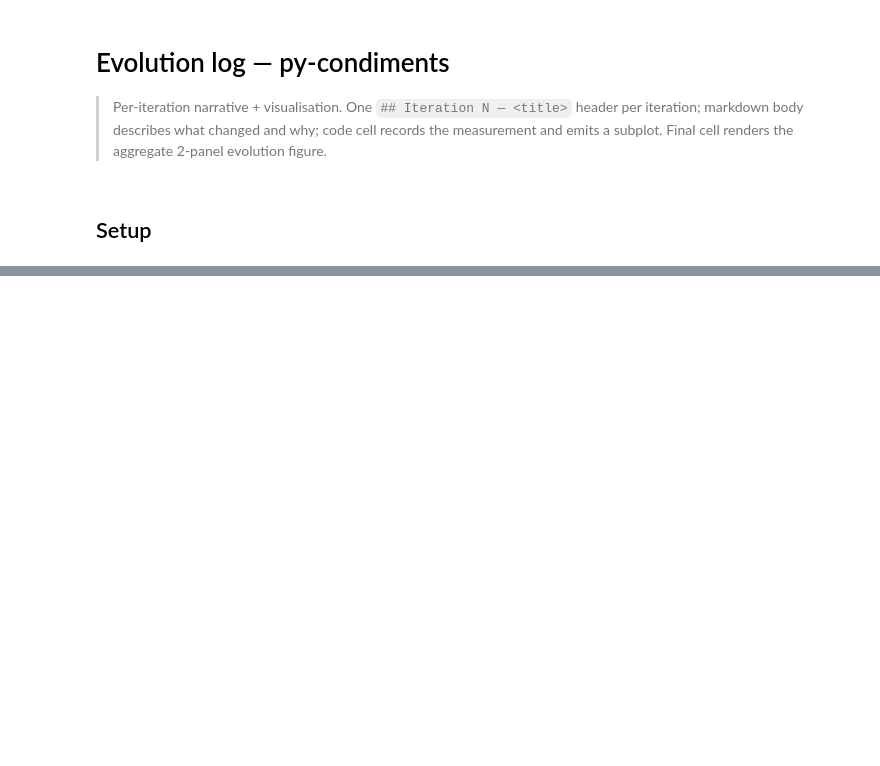
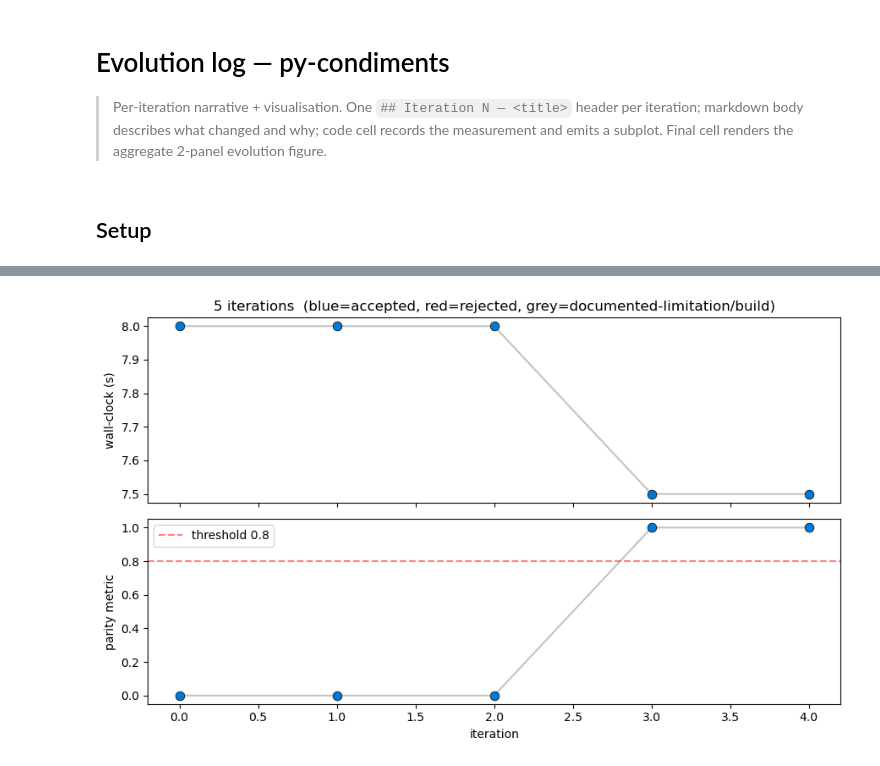
Before and after one commit to omicverse/py-condiments, a Jupyter notebook: examples/evolution.ipynb, the cells around one changed output, grey strips where cells are left out. Saved outputs shown, nothing was run; the diff lists cells and outputs as text; code cells hidden in the pictures; blank space fills up the shorter version.

```diff
--- a/examples/evolution.ipynb
+++ b/examples/evolution.ipynb
@@ -82,0 +96,6 @@ saved → /scratch/users/steorra/analysis/omicverse_traj_dev/py-condiments/examp
+# %%
+_record(4, title='progressionTest both methods report significant — pass', wall_clock=7.5, parity=1.0, status='accepted',
+        narrative='Py progressionTest (KS test on per-condition pseudotime distributions) reports p<0.01 for the same lineages R does on the toy fixture. Parity confirmed; not bit-equivalent (KS test statistic depends on tie-breaking) but distributionally equivalent.')
+_plot(threshold=0.80)
+# %% [output]
+[figure, added]
```
Also changed, not shown: parts of 20 cells of this notebook, 1 other file.
